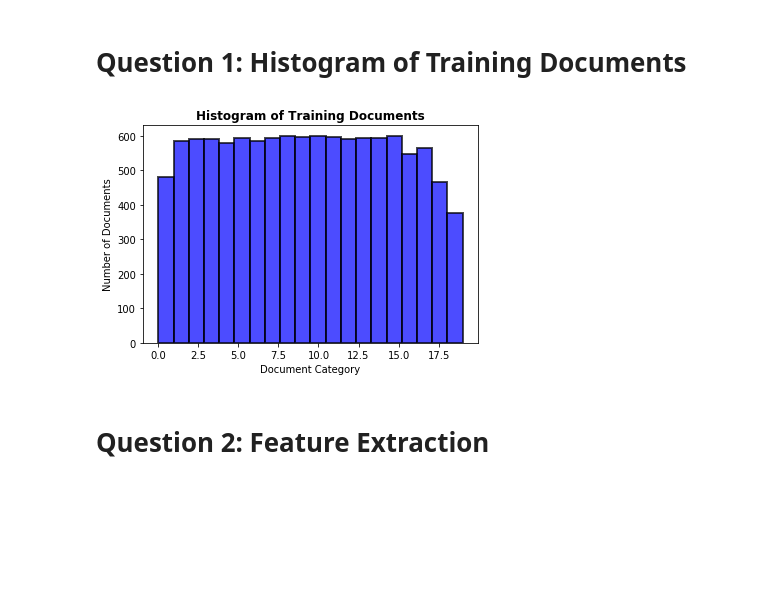
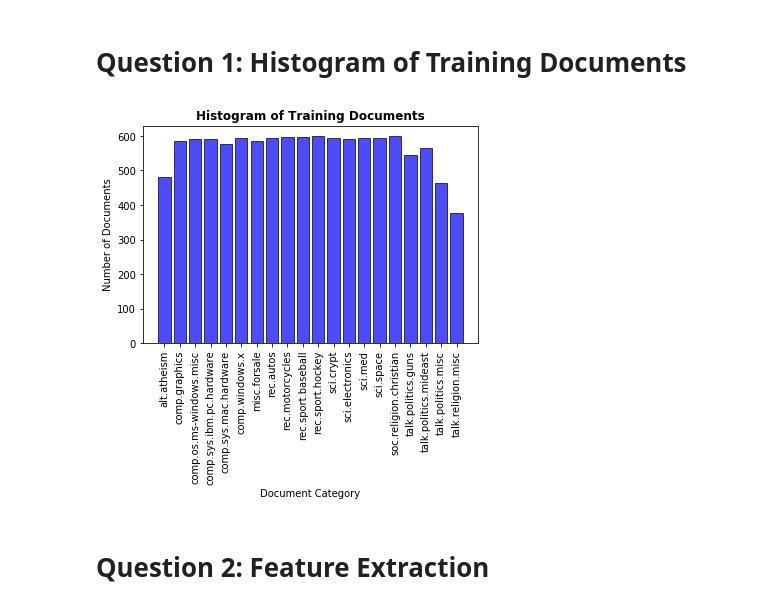
Before and after one commit to yuhaoyin/UCLA-20W-ECE219-LargeScaleDataMining, a Jupyter notebook: project1-classification/project1_code.ipynb, the cells around one changed output. Cells and saved outputs as stored; diff of their text form; code cells hidden in the pictures; blank space fills up the shorter version.

```diff
--- a/project1-classification/project1_code.ipynb
+++ b/project1-classification/project1_code.ipynb
@@ -9,16 +1,30 @@ random.seed(42)
 # %% [markdown]
 # Question 1: Histogram of Training Documents
 # %%
+from sklearn.datasets import fetch_20newsgroups
+import matplotlib.pyplot as plt
+
 newsgroups = fetch_20newsgroups(subset = 'train')
+categories = list(newsgroups.target_names)
+n_cats = len(categories)
+n_docs = [0] * n_cats
 
-plt.hist(newsgroups.target, bins=20, facecolor='blue', alpha = 0.7, edgecolor='black', linewidth=2)
+for i in range(n_cats):
+    cat = categories[i]
+    newsgrooups_docs = fetch_20newsgroups(subset='train', categories=[cat])
+    n_docs[i] = len(newsgrooups_docs.filenames)
+
+
+plt.bar(categories, n_docs, facecolor='blue', alpha = 0.7, edgecolor='black', linewidth=1)
+plt.xticks(categories, rotation=90)
+# plt.tight_layout()
 plt.xlabel('Document Category')
 plt.ylabel('Number of Documents')
 plt.title('Histogram of Training Documents', fontweight='bold')
 plt.show()
 # plt.savefig('hist.png')
 # %% [output]
-[figure, old version]
+[figure, new version]
 # %% [markdown]
 # Question 2: Feature Extraction
 # %%
```
Also changed, not shown: parts of 33 cells of this notebook, 3 other files.
